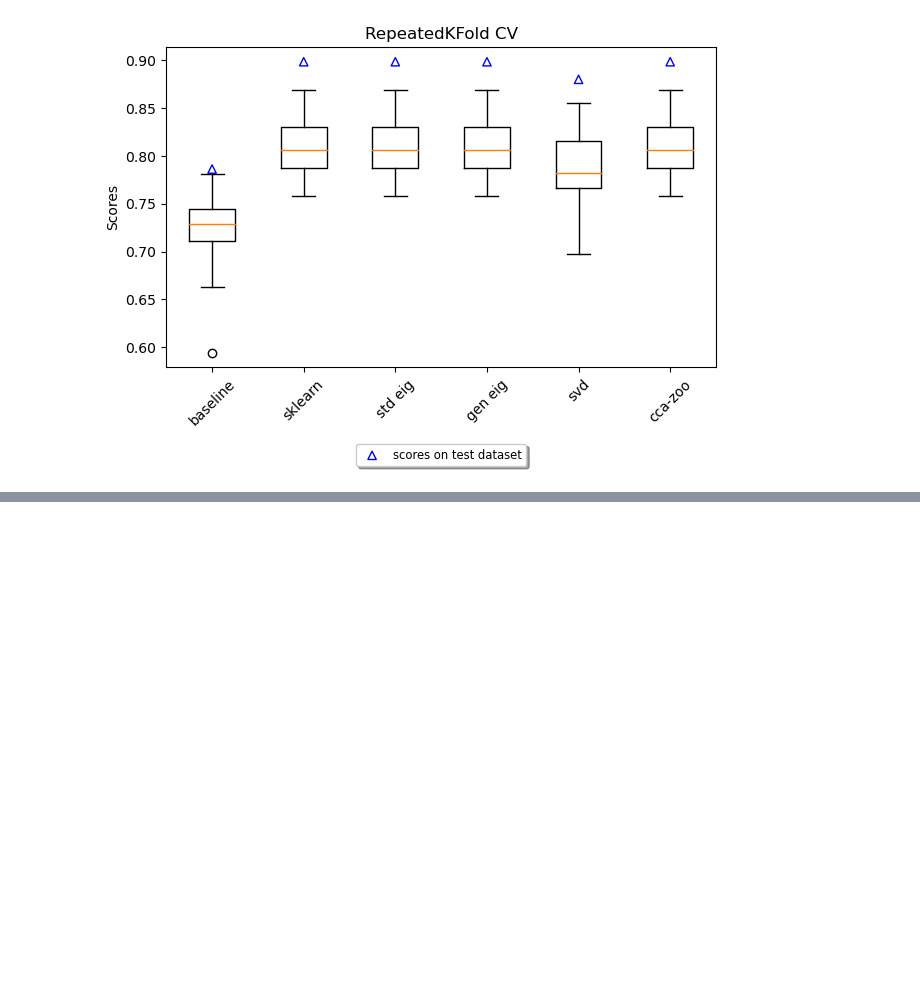
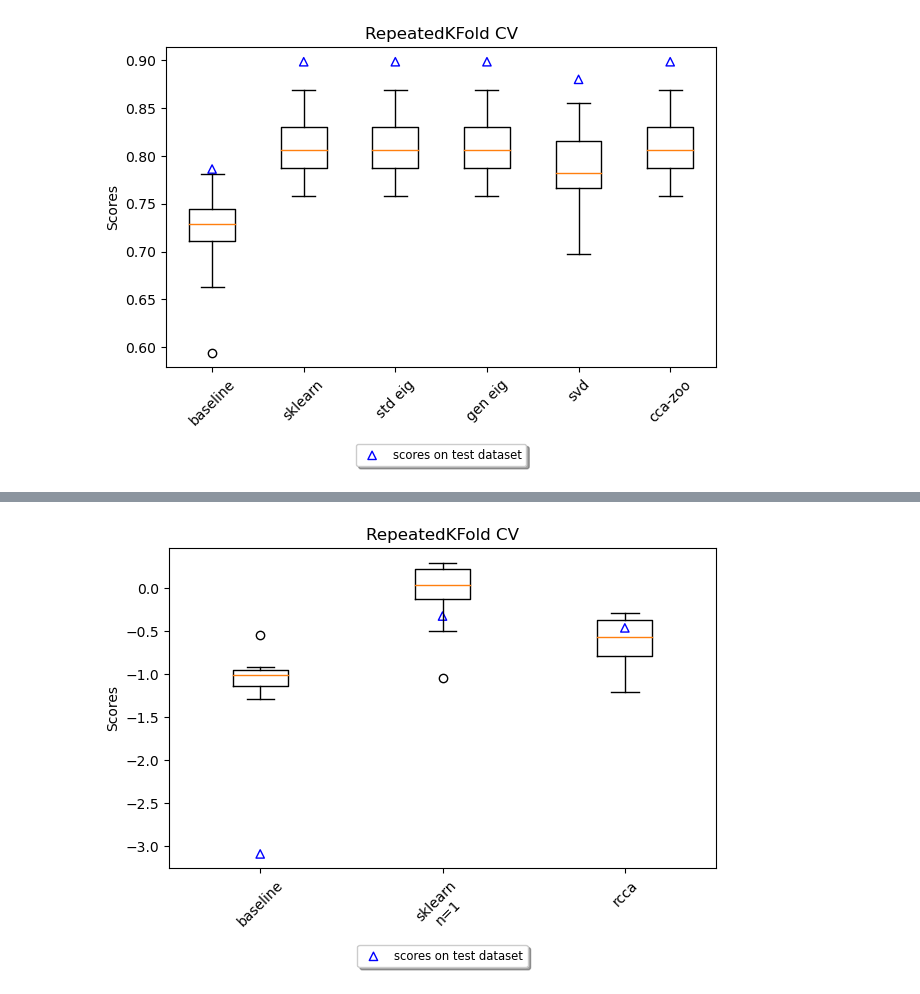
Before and after one commit to Chao8219/scikit_learn_showcase, a Jupyter notebook: jupyter_notebooks/CCA_linear.ipynb, the cells around one changed output, grey strips where cells are left out. Cells and saved outputs as stored; diff of their text form; code cells hidden in the pictures; blank space fills up the shorter version.

Commit message:
underdetermined dataset example added

```diff
--- a/jupyter_notebooks/CCA_linear.ipynb
+++ b/jupyter_notebooks/CCA_linear.ipynb
@@ -1108,0 +946,3 @@ plt.tight_layout()
+# %%
+n_splits = 3
+n_repeats = 3
@@ -1108,0 +1016,5 @@ plt.tight_layout()
+# %%
+# we need to define the scoring method with customized scoring function
+# ref: https://github.com/jameschapman19/cca_zoo/issues/150
+def scoring_func(estimator, views):
+    return np.nanmean(estimator.score(views))
@@ -1108,0 +1061,63 @@ plt.tight_layout()
+# %%
+rcca_bunch.cv_scores = custom_cv(
+    rcca_bunch.rkf, X_train, Y_train,
+    rcca_fit_n_score,
+    rcca_bunch.gscv_results.best_estimator_
+)
+
+# also evaluate them manually
+rcca_bunch.eval_score = rcca_fit_n_score(
+    X_train, X_test, Y_train, Y_test,
+    rcca_bunch.gscv_results.best_estimator_
+)
+# %%
+# put everything in one list
+bunch_list = [
+    baseline_bunch,
+    sklearn_bunch,
+    rcca_bunch
+]
+
+# visualize model evaluation
+viz_labels = []
+viz_boxplots = []
+viz_eval_scores = []
+viz_eval_scores_pos = []
+
+for i, bunch in enumerate(bunch_list):
+    viz_labels.append(bunch.name)
+    viz_boxplots.append(bunch.cv_scores)
+    viz_eval_scores.append(bunch.eval_score)
+    viz_eval_scores_pos.append(i+1)
+
+# visualization
+fig, ax = plt.subplots()
+
+ax.boxplot(
+    viz_boxplots,
+    labels=viz_labels
+)
+ax.scatter(
+    viz_eval_scores_pos,
+    viz_eval_scores,
+    fc='none',
+    ec='blue',
+    marker='^',
+    label='scores on test dataset'
+)
+
+ax.set(ylabel='Scores', title='RepeatedKFold CV')
+ax.set_xticklabels(viz_labels, rotation=45)
+ax.legend(
+    loc='upper center',
+    bbox_to_anchor=(0.5, -0.22),
+    fancybox=True,
+    shadow=True,
+    ncol=2,
+    fontsize='small'
+)
+# ax.set_yscale('logit')
+
+plt.tight_layout()
+# %% [output]
+[figure, added]
```
Also changed, not shown: parts of 20 cells of this notebook.
